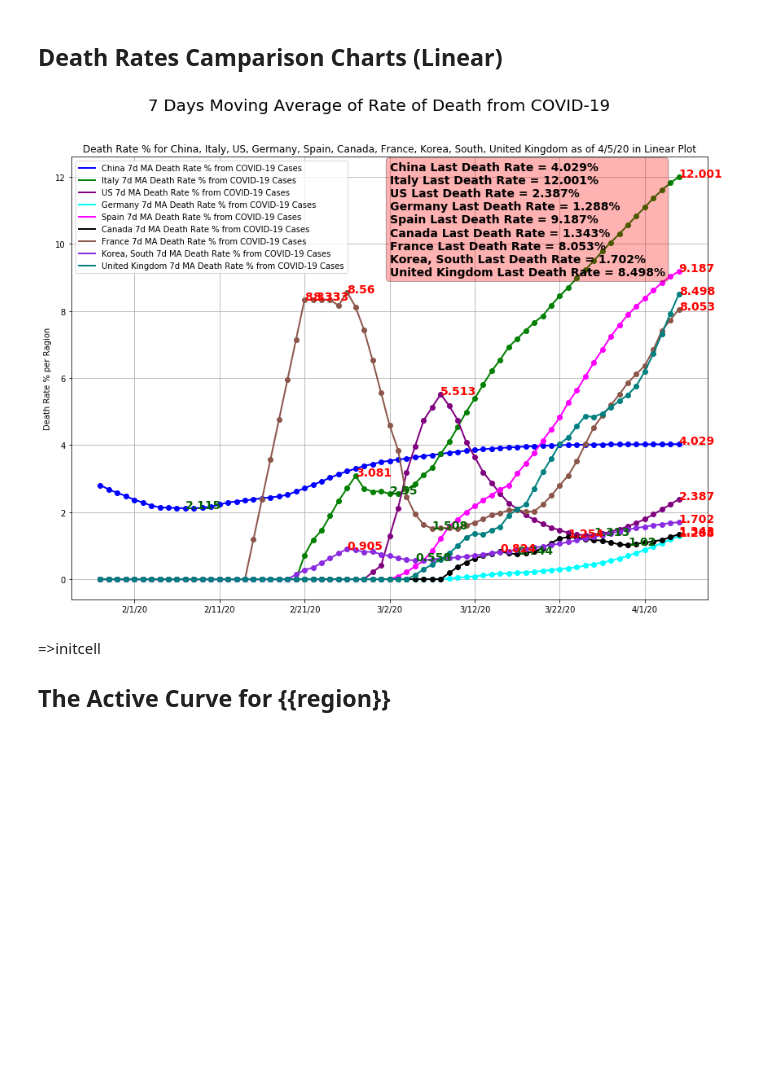
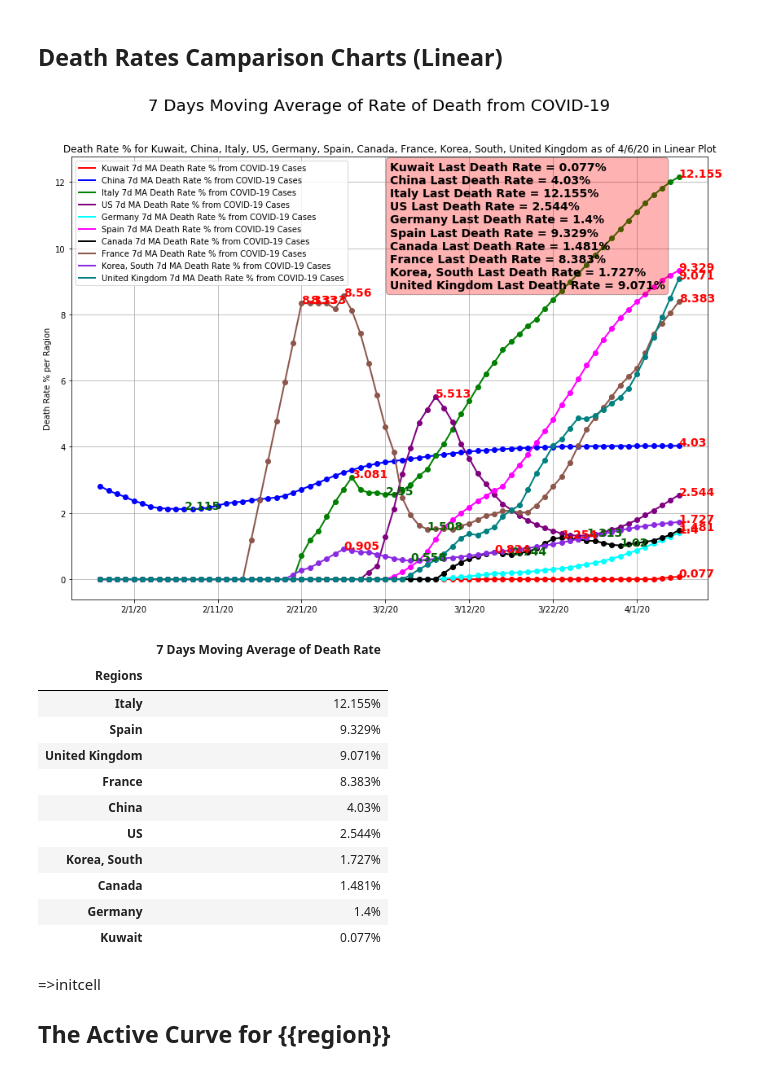
Before and after one commit to sabawi/COVID-19-R-NAUGHT, a Jupyter notebook: covid-19-r-naught.ipynb, the cells around one changed output. Saved outputs shown, nothing was run; the diff lists cells and outputs as text; code cells hidden in the pictures; blank space fills up the shorter version.

```diff
--- a/covid-19-r-naught.ipynb
+++ b/covid-19-r-naught.ipynb
@@ -17,7 +17,7 @@ warnings.filterwarnings("ignore")
 from IPython.display import Markdown as md
 # %%
 # Set the region as spelled in the Johns Hupkins Center file below
-region = 'US' #'Korea, South' 'Kuwait'  'United Kingdom' 'China' 'Italy' 'France' 'Canada' 'Australia'
+region = 'Kuwait' #'Korea, South' 'Kuwait'  'United Kingdom' 'China' 'Italy' 'France' 'Canada' 'Australia'
 regions_list = ['China','Italy','US','Germany','Spain','Canada','France','Korea, South','United Kingdom']
 colors = ['blue','green','purple', 'cyan','magenta','black','#8c564b','blueviolet', 'teal']
 pd.set_option("display.max_rows", None, "display.max_columns", None)
@@ -49,13 +61,20 @@ def FindLocalMinMax(df, colname, n):
 ## https://github.com/CSSEGISandData/COVID-19/tree/master/csse_covid_19_data/csse_covid_19_time_series
 ## File name "time_series_19-covid-Confirmed.csv"  for all confirmed cases in the world by region
 ## *** DOWNLOAD to local directory ***
-confirmed_filename = './time_series_covid19_confirmed_global.csv'
-recovered_filename = './time_series_covid19_recovered_global.csv'
-deaths_filename = './time_series_covid19_deaths_global.csv'
+confirmed_filename = 'time_series_covid19_confirmed_global.csv'
+recovered_filename = 'time_series_covid19_recovered_global.csv'
+deaths_filename = 'time_series_covid19_deaths_global.csv'
 
-df_confirmed = pd.read_csv(confirmed_filename)
-df_recovered = pd.read_csv(recovered_filename)
-df_deaths = pd.read_csv(deaths_filename)
+## If you are reading from files downloaded to local directory, uncomment the lines below
+#df_confirmed = pd.read_csv(confirmed_filename)
+#df_recovered = pd.read_csv(recovered_filename)
+#df_deaths = pd.read_csv(deaths_filename)
+
+## If the following 3 lines of code are no longer commented out, then
+## you DON'T NEED to download the 3 files to local directory.
+df_confirmed = GetCSVFromURL(confirmed_filename)
+df_recovered = GetCSVFromURL(recovered_filename)
+df_deaths = GetCSVFromURL(deaths_filename)
 
 ## Separate the dates to use as an index later
 dates = df_confirmed.columns[4:]
@@ -336,6 +365,8 @@ title = 'Death Rate % for ' + list2string + ' as of ' + str(
     us_df_cumulative.index[-1]) + ' in Linear Plot'
 text_strings = []
 fig, ax = plt.subplots(figsize=(14, 10))
+
+death_rates = []
 
 i = 0
 MAperiod = 7
@@ -376,6 +407,10 @@ for r in regions_list:
     text_strings.append(regions_list[i] + ' Last Death Rate = ' + str(
         np.round(df2[colname3].rolling(window=MAperiod).mean()[-1:][0], 3)) +
                         '%')
+
+    death_rates.append(
+        str(np.round(df2[colname3].rolling(window=MAperiod).mean()[-1:][0],
+                     3)))
 
     ## Prepare the DataFrames Minima and Maxima for marking the charts
     df2[colname3 +
@@ -409,34 +444,64 @@ for r in regions_list:
     for item in range(len(cleanmax_df['max'])):
         if cleanmax_df['max'].values[item] > 0.0:
             ax.text(cleanmax_df['max'].index.values[item],
                     cleanmax_df['max'].values[item],
                     str(np.round(cleanmax_df['max'].values[item], 3)), **style)
             #print(cleanmax_df['max'].index.values[item] , cleanmax_df['max'].values[item] )
 
     i = i + 1
 
 ## Dress up the chart
 fig.suptitle(str(MAperiod) +
              ' Days Moving Average of Rate of Death from COVID-19',
              size=20)
 textstr = '\n'.join([str(elem) for elem in text_strings])
 props = dict(boxstyle='round', facecolor='red', alpha=0.3)
 ax.text(0.50,
         0.99,
         textstr,
         transform=ax.transAxes,
         fontsize=14,
         fontweight='heavy',
         fontfamily='sans-serif',
         verticalalignment='top',
         bbox=props)
 
 plt.ylabel('Death Rate % per Ragion')
 ax.legend()
 ax.grid(True, which="both")
 plt.show()
+#print(death_rates)
+#print(regions_list)
+
+death_rate_countries = pd.DataFrame()
+death_rate_countries['Regions'] = regions_list
+death_rate_countries[str(MAperiod)+' Days Moving Average of Death Rate'] = [
+    float(i) for i in death_rates
+]
+death_rate_countries.set_index('Regions', inplace=True)
+death_rate_countries.sort_values(by=str(MAperiod)+' Days Moving Average of Death Rate',
+                                 ascending=False,
+                                 inplace=True)
+death_rate_countries[str(MAperiod)+' Days Moving Average of Death Rate'] = [
+    str(i) + '%'
+    for i in death_rate_countries[str(MAperiod)+' Days Moving Average of Death Rate'].
+    values.tolist()
+]
+death_rate_countries
 # %% [output]
-[figure, old version]
+[figure, new version]
+|  | 7 Days Moving Average of Death Rate |
+| Regions |  |
+| Italy | 12.155% |
+| Spain | 9.329% |
+| United Kingdom | 9.071% |
+| France | 8.383% |
+| China | 4.03% |
+| US | 2.544% |
+| Korea, South | 1.727% |
+| Canada | 1.481% |
+| Germany | 1.4% |
+| Kuwait | 0.077% |
 # %% [markdown]
 =>initcell
 ## The Active Curve for {{region}}
```
Also changed, not shown: parts of 14 cells of this notebook, 1 other file.
